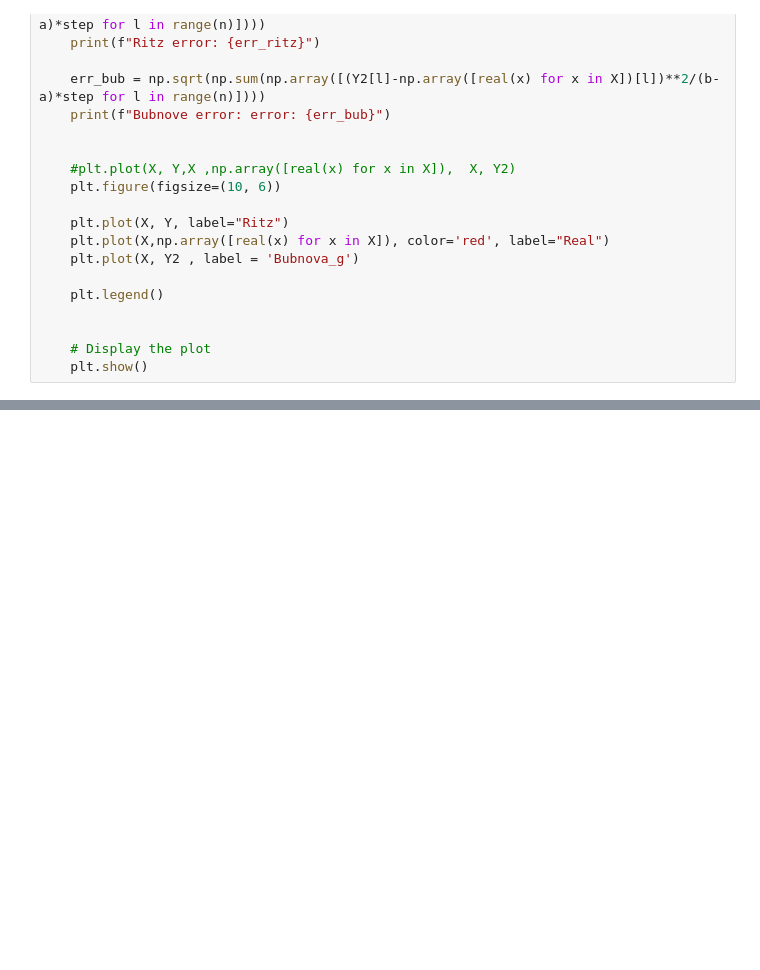
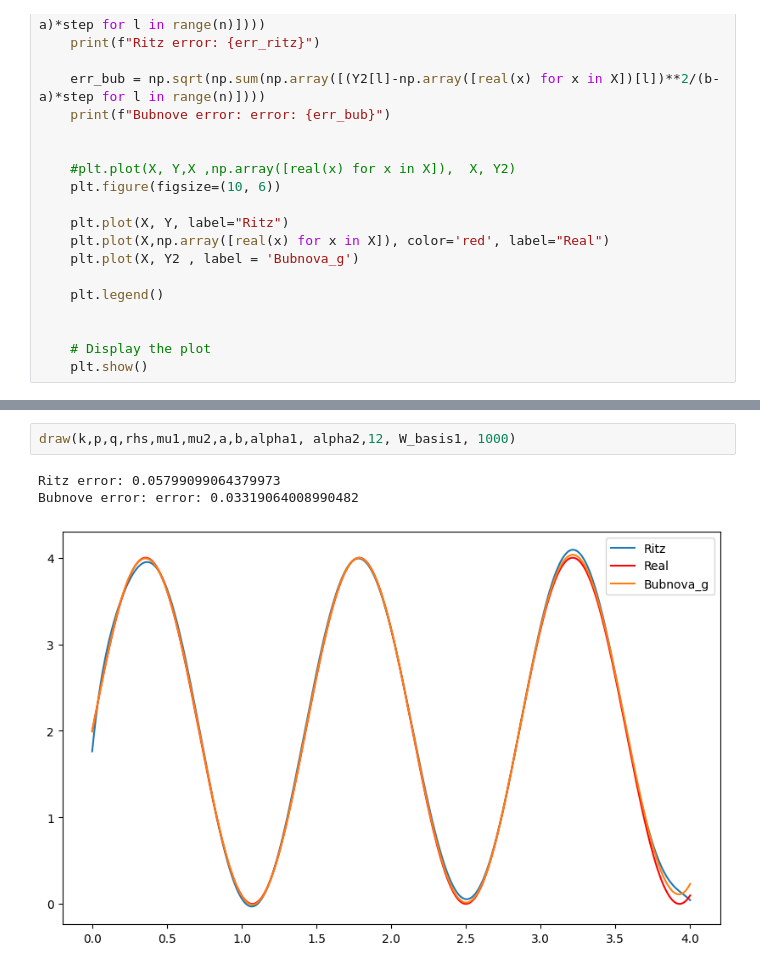
Before and after one commit to KyrylOTheRylo/homeworks_python, a Jupyter notebook: anlysis_labs_ryzh/Untitled.ipynb, the cells around one changed output, grey strips where cells are left out. Drawn from its saved outputs; the diff is of its cells as text; blank space fills up the shorter version.

```diff
--- a/anlysis_labs_ryzh/Untitled.ipynb
+++ b/anlysis_labs_ryzh/Untitled.ipynb
@@ -209,0 +216,6 @@ Bubnove error: error: 0.06570253327127466
+# %%
+draw(k,p,q,rhs,mu1,mu2,a,b,alpha1, alpha2,12, W_basis1, 1000)
+# %% [output]
+Ritz error: 0.05799099064379973
+Bubnove error: error: 0.03319064008990482
+[figure, added]
```
Also changed, not shown: parts of 3 cells of this notebook.
